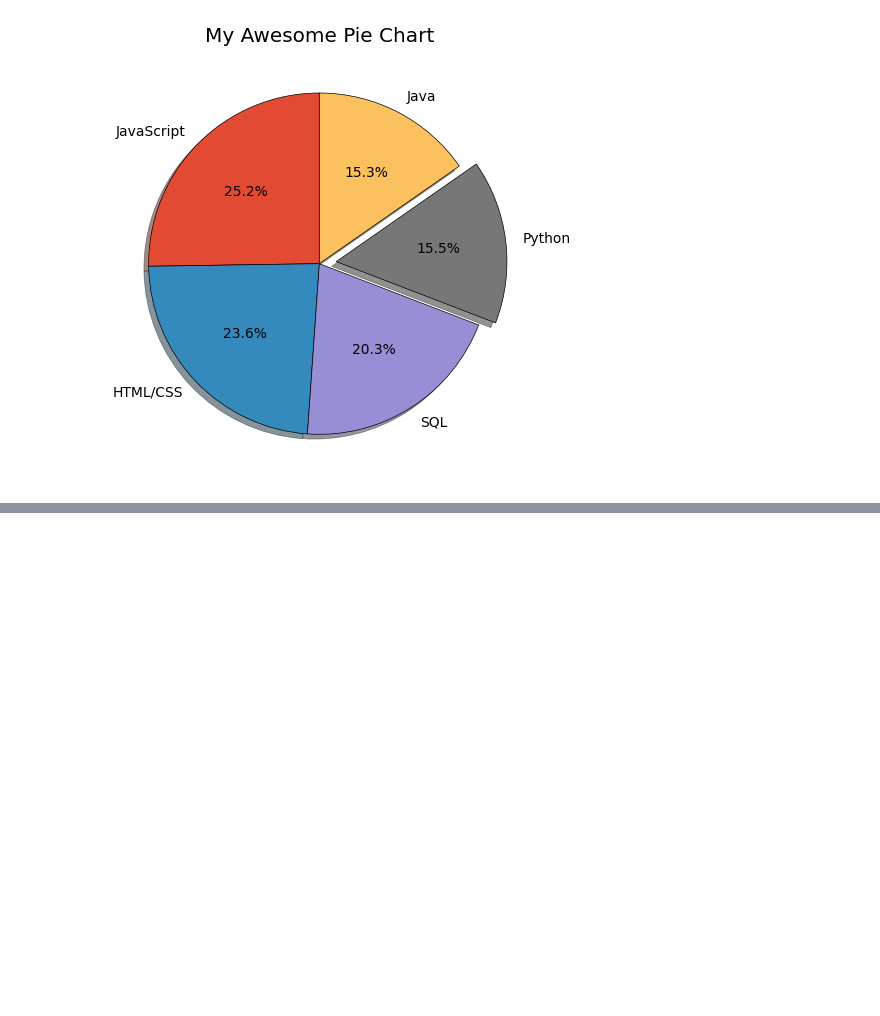
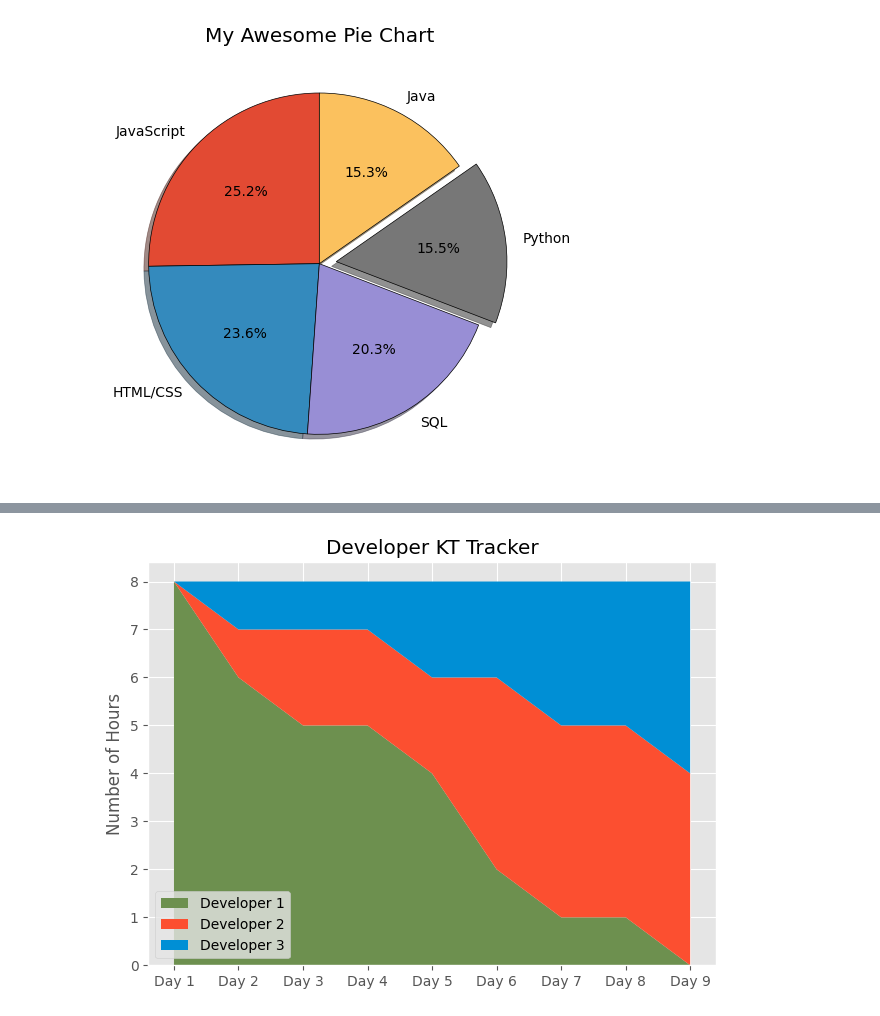
Before and after one commit to my-growth-diary/Corey-Schafer-Matplotlib-YT-Course, a Jupyter notebook: Practice Script - MatPlotLib.ipynb, the cells around one changed output, grey strips where cells are left out. Cells and saved outputs as stored; diff of their text form; code cells hidden in the pictures; blank space fills up the shorter version.

```diff
--- a/Practice Script - MatPlotLib.ipynb
+++ b/Practice Script - MatPlotLib.ipynb
@@ -159,0 +179,21 @@ plt.show()
+# %%
+minutes = ["Day 1","Day 2","Day 3","Day 4","Day 5","Day 6","Day 7","Day 8","Day 9"]
+
+Developer1 = [8,6,5,5,4,2,1,1,0]
+Developer2 = [0,1,2,2,2,4,4,4,4]
+Developer3 = [0,1,1,1,2,2,3,3,4]
+labels = ["Developer 1", "Developer 2", "Developer 3"]
+colors = ['#6d904f','#fc4f30','#008fd5']
+
+plt.stackplot(minutes,Developer1,Developer2,Developer3, labels = labels, colors = colors)
+
+#plt.pie([1,1,1], labels = ["Player 1", "Player 2", "Player 3"])
+
+plt.ylabel("Number of Hours")
+
+plt.title("Developer KT Tracker")
+plt.tight_layout()
+plt.legend(loc = 'lower left')
+plt.show()
+# %% [output]
+[figure, added]
```
Also changed, not shown: parts of 2 cells of this notebook.
